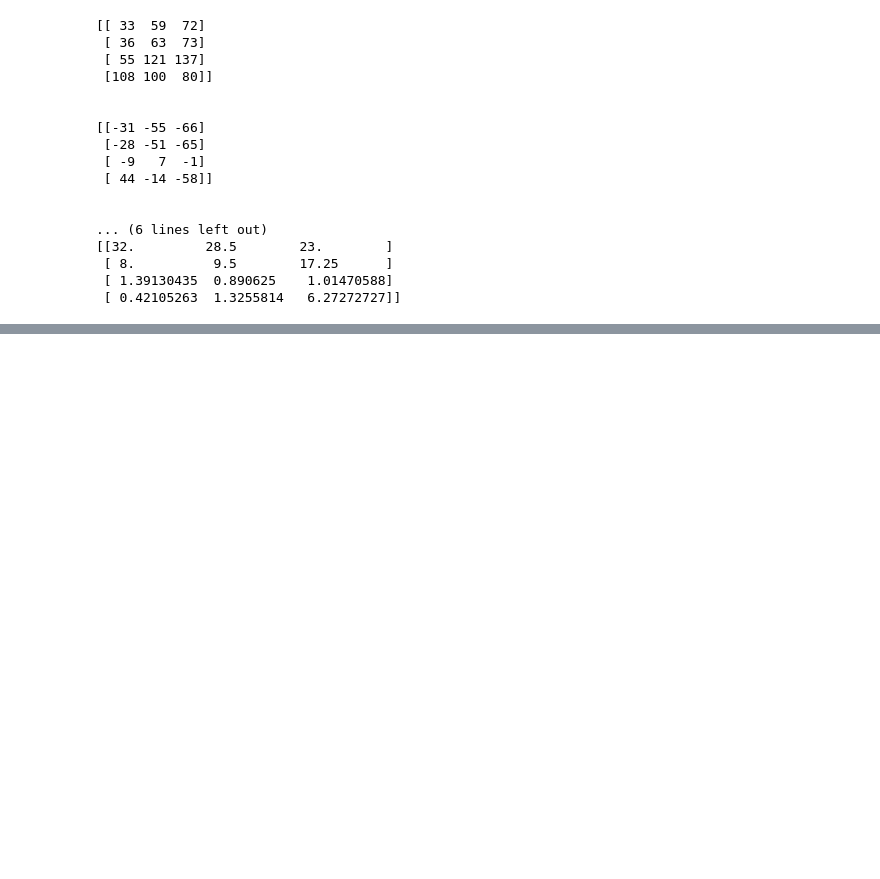
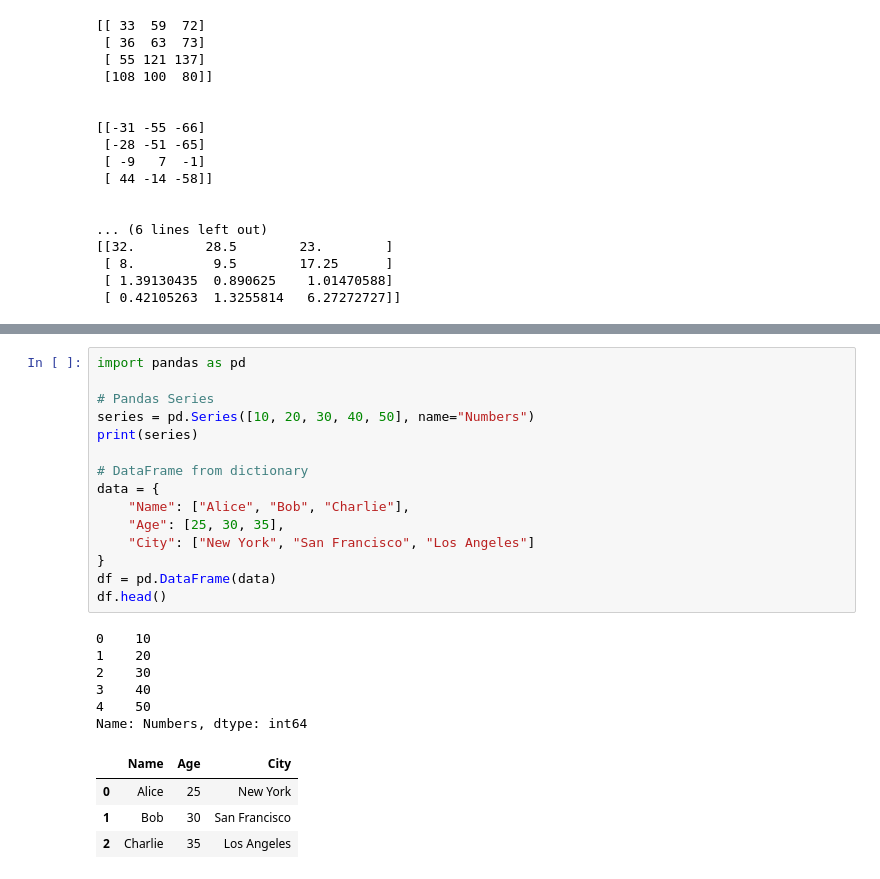
Before and after one commit to tejusvivek/Python-Programming, a Jupyter notebook: Python Programming.ipynb, the cells around one changed output, grey strips where cells are left out. Drawn from its saved outputs; the diff is of its cells as text; blank space fills up the shorter version.

Commit message:
Added code for numpy and pandas

```diff
--- a/Python Programming.ipynb
+++ b/Python Programming.ipynb
@@ -630,0 +681,26 @@ Sliced Subarray:
+# %%
+import pandas as pd
+
+# Pandas Series
+series = pd.Series([10, 20, 30, 40, 50], name="Numbers")
+print(series)
+
+# DataFrame from dictionary
+data = {
+    "Name": ["Alice", "Bob", "Charlie"],
+    "Age": [25, 30, 35],
+    "City": ["New York", "San Francisco", "Los Angeles"]
+}
+df = pd.DataFrame(data)
+df.head()
+# %% [output]
+0    10
+1    20
+2    30
+3    40
+4    50
+Name: Numbers, dtype: int64
+|  | Name | Age | City |
+| 0 | Alice | 25 | New York |
+| 1 | Bob | 30 | San Francisco |
+| 2 | Charlie | 35 | Los Angeles |
```
Also changed, not shown: parts of 9 cells of this notebook.
